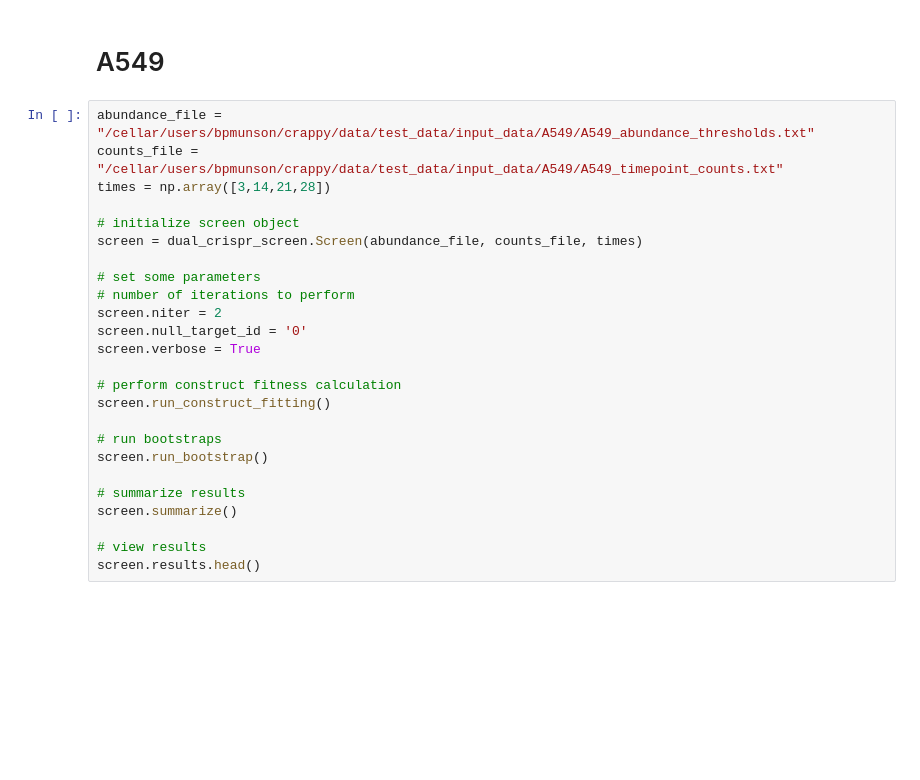
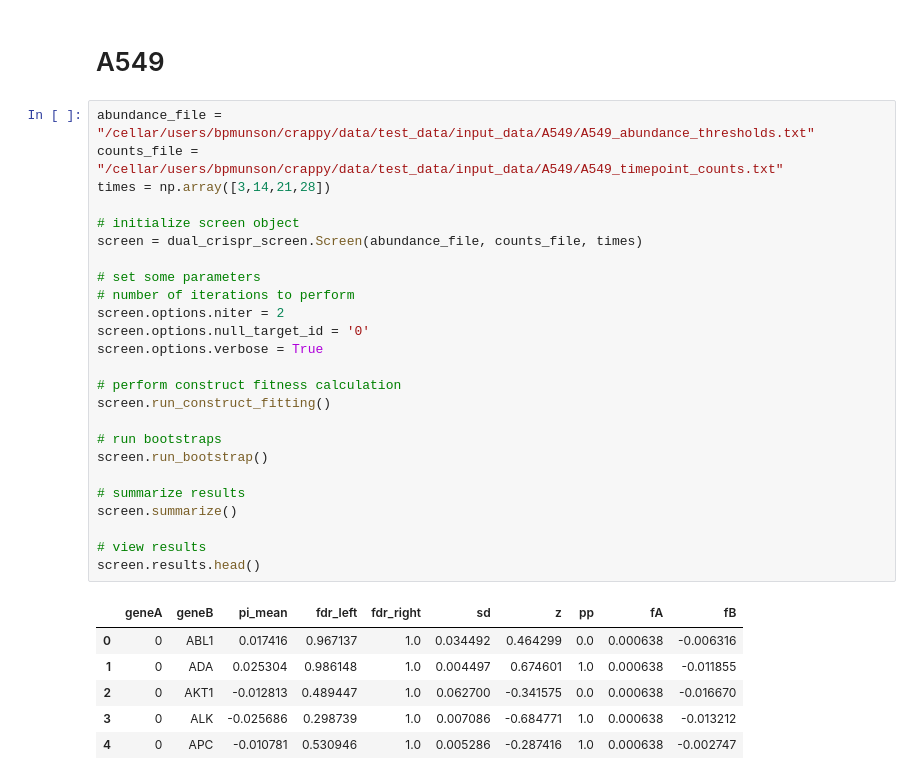
Before and after one commit to bpmunson/ctg, a Jupyter notebook: src/Example_Execution.ipynb, the cells around one changed output. Saved outputs shown, nothing was run; the diff lists cells and outputs as text; blank space fills up the shorter version.

Commit message:
Added separte options class

```diff
--- a/src/Example_Execution.ipynb
+++ b/src/Example_Execution.ipynb
@@ -138,25 +154,32 @@ jointPlot(df, title="Test Set 8 Pi Scores", correlation=TRUE)
 # %%
 abundance_file = "/cellar/users/bpmunson/crappy/data/test_data/input_data/A549/A549_abundance_thresholds.txt"
 counts_file = "/cellar/users/bpmunson/crappy/data/test_data/input_data/A549/A549_timepoint_counts.txt"
 times = np.array([3,14,21,28])
 
 # initialize screen object
 screen = dual_crispr_screen.Screen(abundance_file, counts_file, times)
 
 # set some parameters
 # number of iterations to perform
-screen.niter = 2
-screen.null_target_id = '0'
-screen.verbose = True
+screen.options.niter = 2
+screen.options.null_target_id = '0'
+screen.options.verbose = True
 
 # perform construct fitness calculation
 screen.run_construct_fitting()
 
 # run bootstraps
 screen.run_bootstrap()
 
 # summarize results
 screen.summarize()
 
 # view results
 screen.results.head()
+# %% [output]
+|  | geneA | geneB | pi_mean | fdr_left | fdr_right | sd | z | pp | fA | fB |
+| 0 | 0 | ABL1 | 0.017416 | 0.967137 | 1.0 | 0.034492 | 0.464299 | 0.0 | 0.000638 | -0.006316 |
+| 1 | 0 | ADA | 0.025304 | 0.986148 | 1.0 | 0.004497 | 0.674601 | 1.0 | 0.000638 | -0.011855 |
+| 2 | 0 | AKT1 | -0.012813 | 0.489447 | 1.0 | 0.062700 | -0.341575 | 0.0 | 0.000638 | -0.016670 |
+| 3 | 0 | ALK | -0.025686 | 0.298739 | 1.0 | 0.007086 | -0.684771 | 1.0 | 0.000638 | -0.013212 |
+| 4 | 0 | APC | -0.010781 | 0.530946 | 1.0 | 0.005286 | -0.287416 | 1.0 | 0.000638 | -0.002747 |
```
Also changed, not shown: parts of 4 cells of this notebook, 1 other file.
